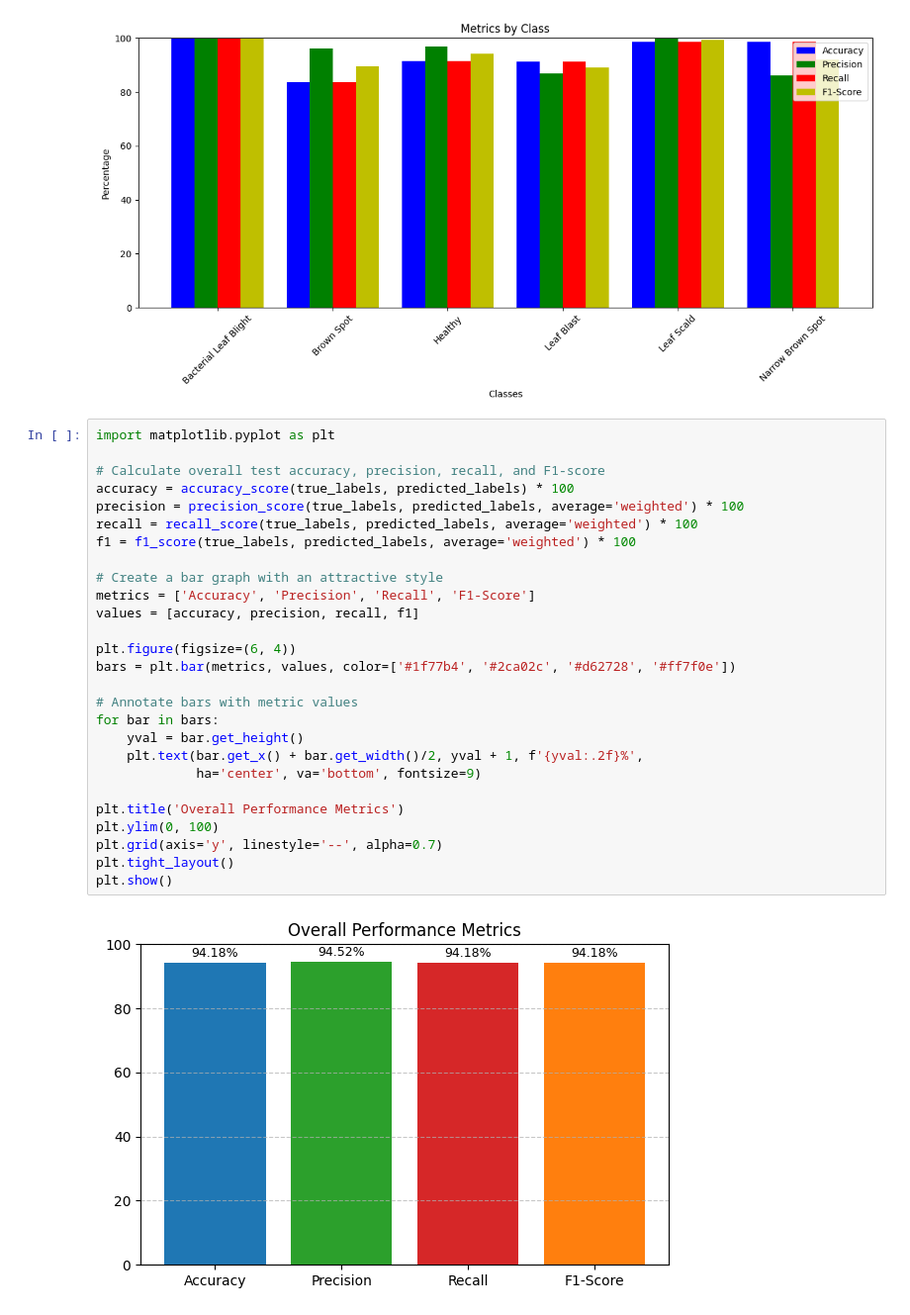
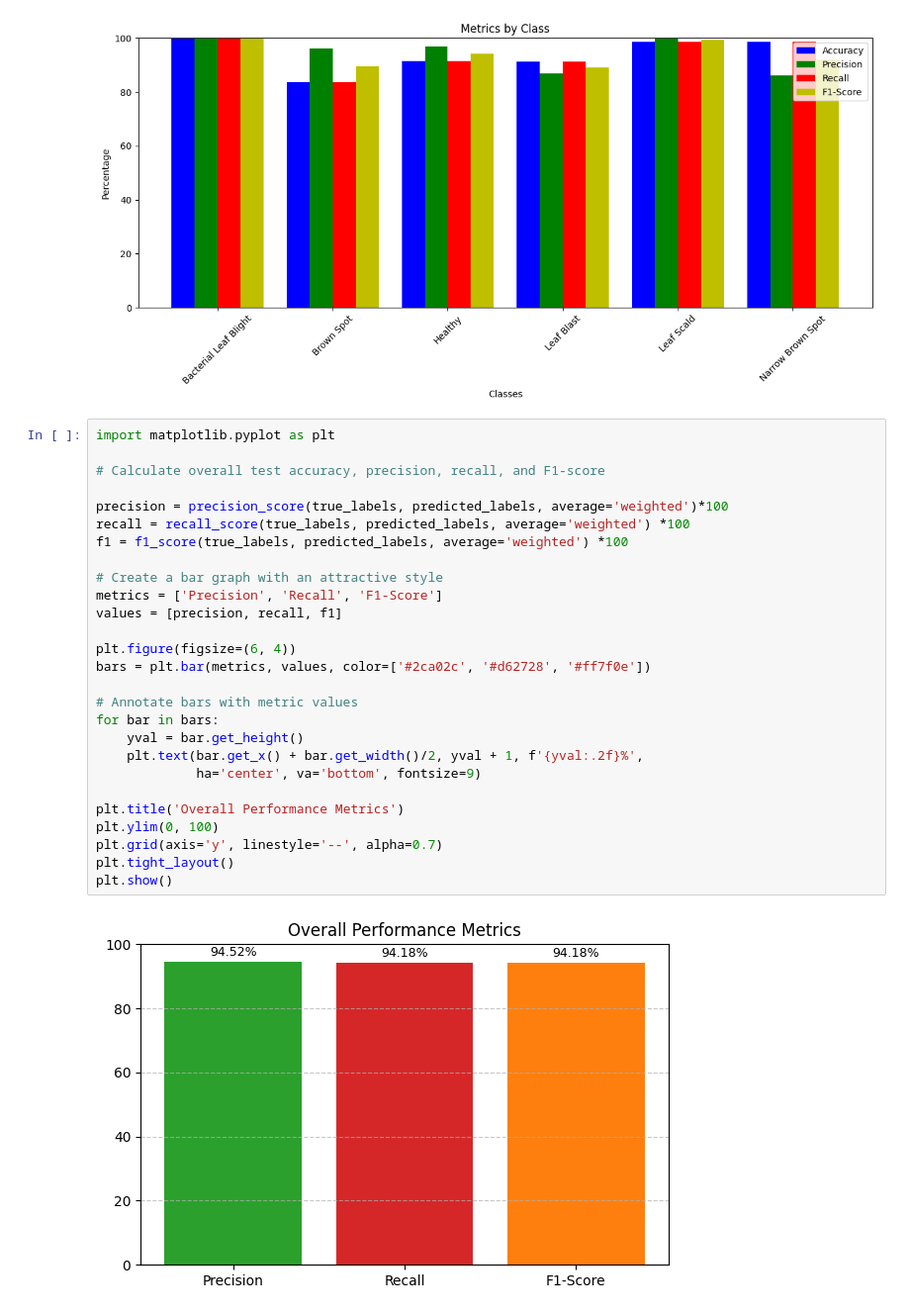
Before and after one commit to elavens/RicePlantDiseasesClassification, a Jupyter notebook: rpdc6.ipynb, the cells around one changed output. Shown: that part at 99% size. Saved outputs shown, nothing was run; the diff lists cells and outputs as text.

```diff
--- a/rpdc6.ipynb
+++ b/rpdc6.ipynb
@@ -410,29 +410,29 @@ plt.show()
 # %%
 import matplotlib.pyplot as plt
 
 # Calculate overall test accuracy, precision, recall, and F1-score
-accuracy = accuracy_score(true_labels, predicted_labels) * 100
-precision = precision_score(true_labels, predicted_labels, average='weighted') * 100
-recall = recall_score(true_labels, predicted_labels, average='weighted') * 100
-f1 = f1_score(true_labels, predicted_labels, average='weighted') * 100
+
+precision = precision_score(true_labels, predicted_labels, average='weighted')*100
+recall = recall_score(true_labels, predicted_labels, average='weighted') *100
+f1 = f1_score(true_labels, predicted_labels, average='weighted') *100
 
 # Create a bar graph with an attractive style
-metrics = ['Accuracy', 'Precision', 'Recall', 'F1-Score']
-values = [accuracy, precision, recall, f1]
+metrics = ['Precision', 'Recall', 'F1-Score']
+values = [precision, recall, f1]
 
 plt.figure(figsize=(6, 4))
-bars = plt.bar(metrics, values, color=['#1f77b4', '#2ca02c', '#d62728', '#ff7f0e'])
+bars = plt.bar(metrics, values, color=['#2ca02c', '#d62728', '#ff7f0e'])
 
 # Annotate bars with metric values
 for bar in bars:
     yval = bar.get_height()
     plt.text(bar.get_x() + bar.get_width()/2, yval + 1, f'{yval:.2f}%',
              ha='center', va='bottom', fontsize=9)
 
 plt.title('Overall Performance Metrics')
 plt.ylim(0, 100)
 plt.grid(axis='y', linestyle='--', alpha=0.7)
 plt.tight_layout()
 plt.show()
 # %% [output]
-[figure, old version]
+[figure, new version]
```
